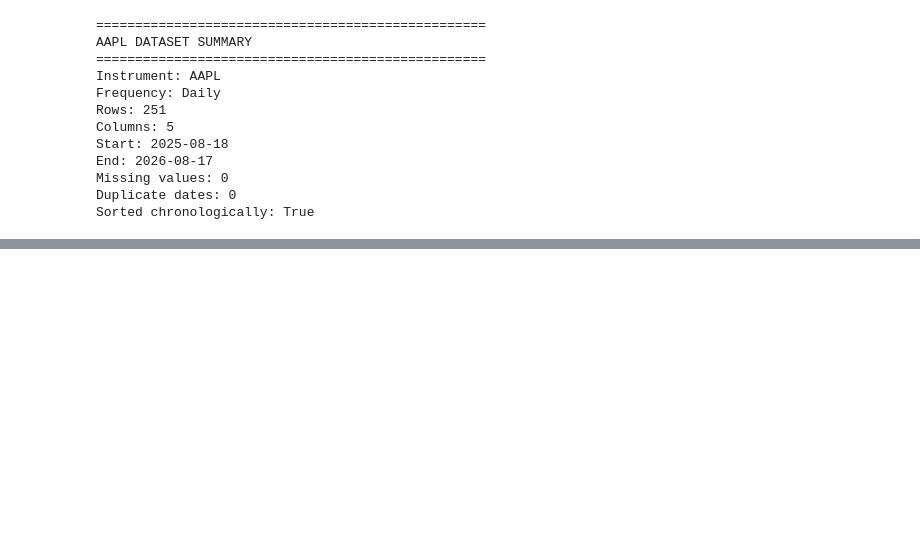
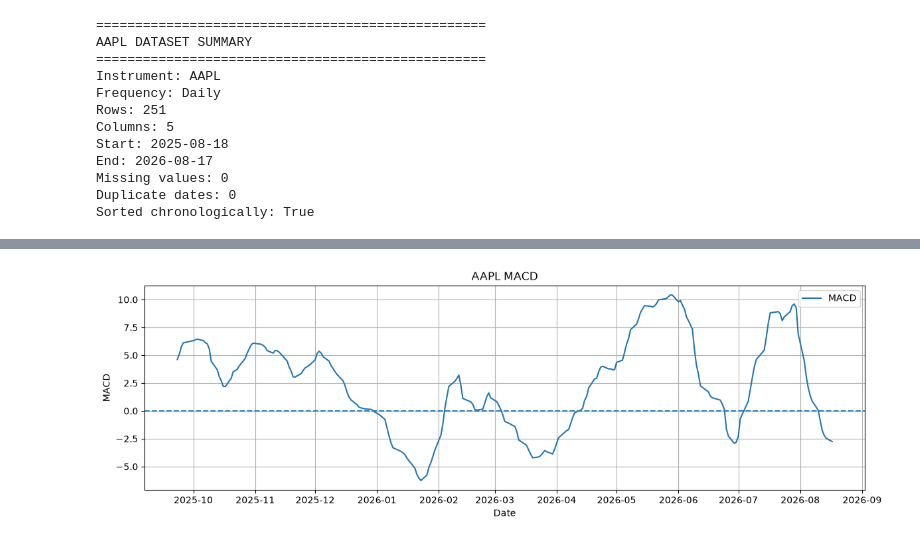
Before and after one commit to nschandunu/quantitative-research-stock-trend, a Jupyter notebook: notebooks/01_data_collection.ipynb, the cells around one changed output, grey strips where cells are left out. Saved outputs shown, nothing was run; the diff lists cells and outputs as text; code cells hidden in the pictures; blank space fills up the shorter version.

```diff
--- a/notebooks/01_data_collection.ipynb
+++ b/notebooks/01_data_collection.ipynb
@@ -327,0 +380,6 @@ Sorted chronologically: True
+# %%
+macd_indicator = MACD(
+    close=ohlcv["Close"]
+)
+
+ohlcv["MACD"] = macd_indicator.macd()
@@ -327,0 +517,19 @@ Sorted chronologically: True
+# %%
+plt.figure(figsize=(14, 4))
+
+plt.plot(
+    features.index,
+    features["MACD"],
+    label="MACD"
+)
+
+plt.axhline(0, linestyle="--")
+
+plt.title("AAPL MACD")
+plt.xlabel("Date")
+plt.ylabel("MACD")
+plt.legend()
+plt.grid(True)
+plt.show()
+# %% [output]
+[figure, added]
```
Also changed, not shown: parts of 27 cells of this notebook, 1 other file.
